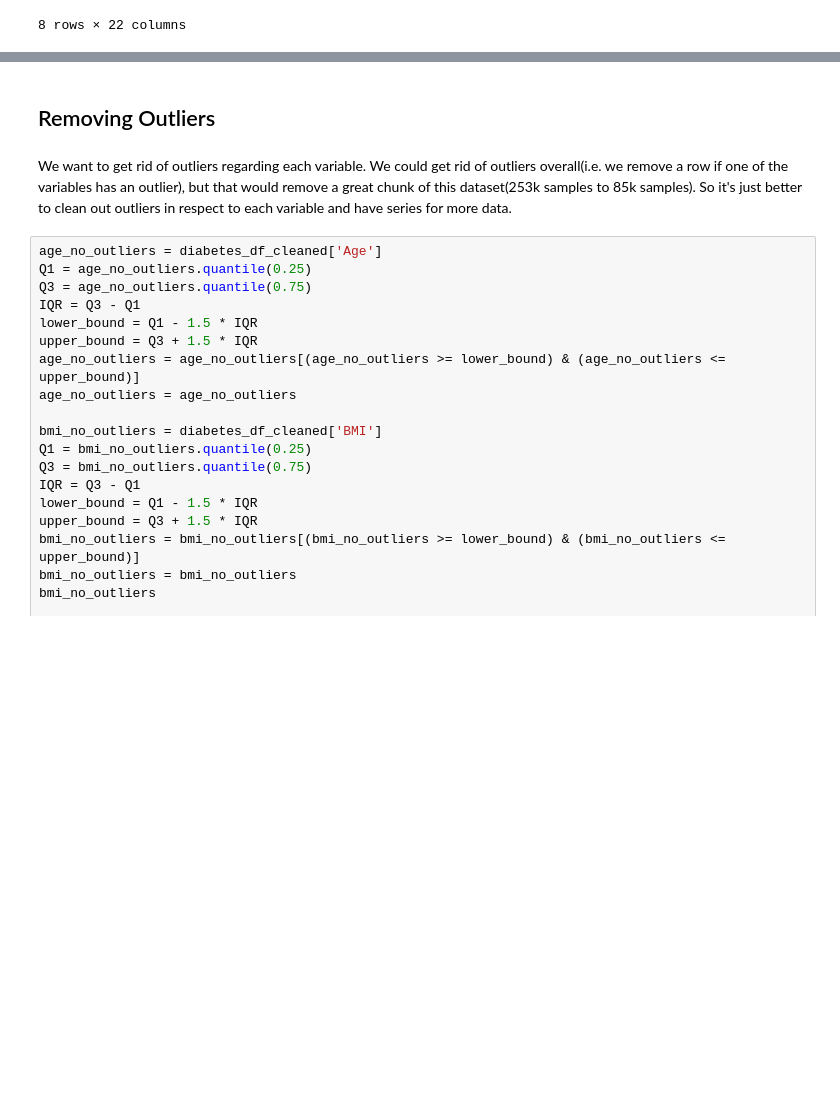
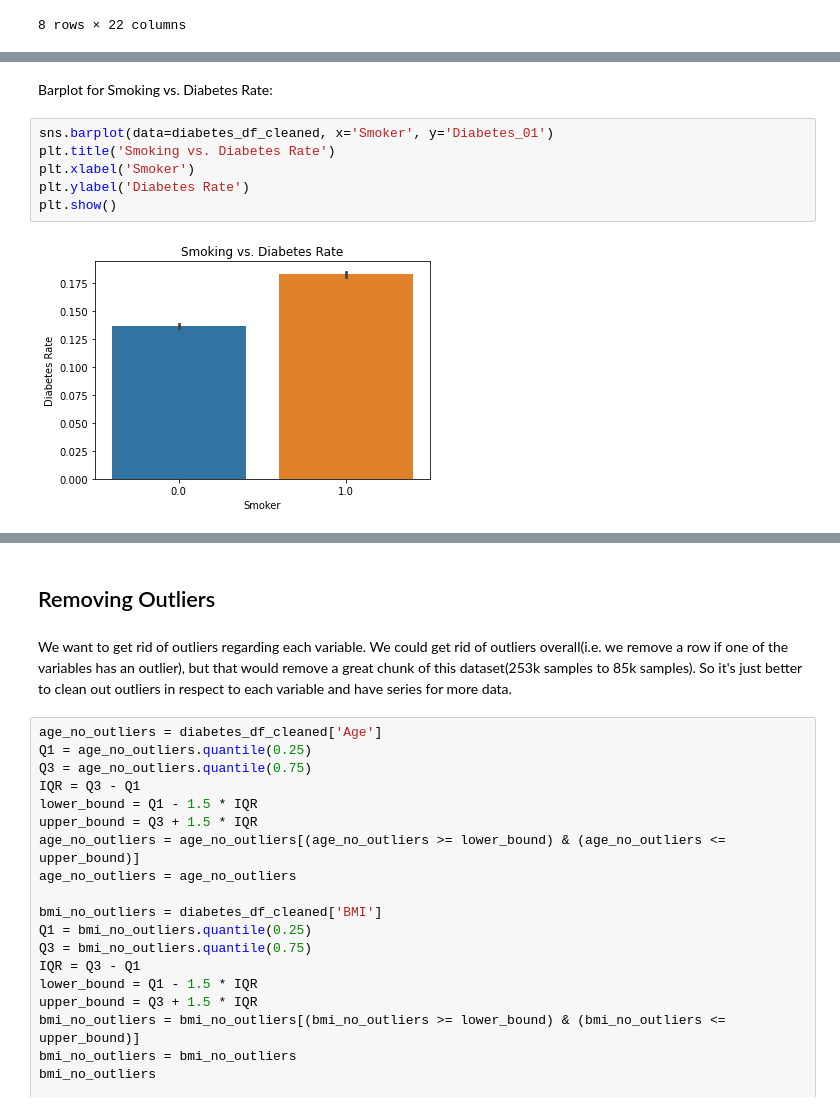
Before and after one commit to edwin815/diabetes_analysis, a Jupyter notebook: EDACheckpoint_Group132_WI24.ipynb, the cells around one changed output, grey strips where cells are left out. Saved outputs shown, nothing was run; the diff lists cells and outputs as text; blank space fills up the shorter version.

```diff
--- a/EDACheckpoint_Group132_WI24.ipynb
+++ b/EDACheckpoint_Group132_WI24.ipynb
@@ -216,0 +235,10 @@ In the above graph, we can interpert the purple as the count of people who: for
+# %% [markdown]
+Barplot for Smoking vs. Diabetes Rate:
+# %%
+sns.barplot(data=diabetes_df_cleaned, x='Smoker', y='Diabetes_01')
+plt.title('Smoking vs. Diabetes Rate')
+plt.xlabel('Smoker')
+plt.ylabel('Diabetes Rate')
+plt.show()
+# %% [output]
+[figure, added]
```
Also changed, not shown: parts of 10 cells of this notebook.
